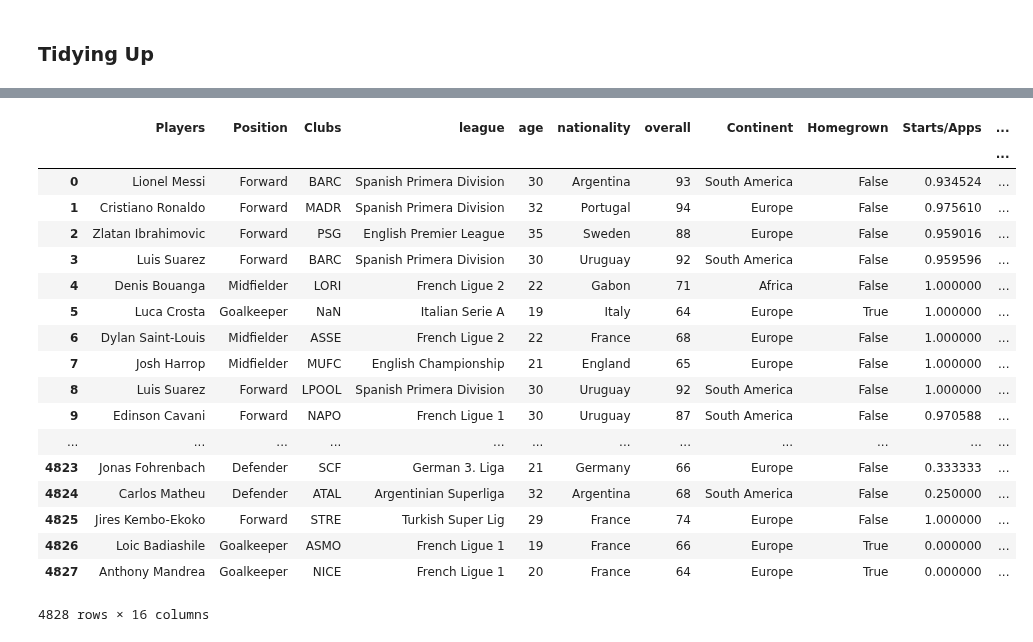
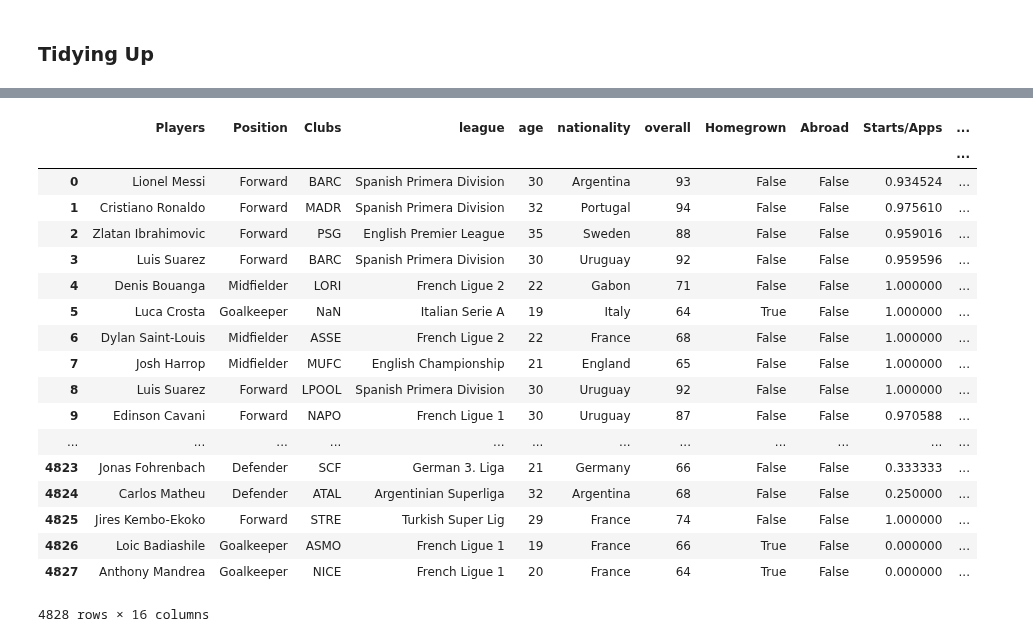
Before and after one commit to markkennedy3/Fifa-vs-Real-Life, a Jupyter notebook: notebooks/prep/410_prep_RQ2_Dataframes.ipynb, the cells around one changed output, grey strips where cells are left out. Cells and saved outputs as stored; diff of their text form; code cells hidden in the pictures.

```diff
--- a/notebooks/prep/410_prep_RQ2_Dataframes.ipynb
+++ b/notebooks/prep/410_prep_RQ2_Dataframes.ipynb
@@ -36,12 +29,7 @@ Australia_Oceania = ('Australia|Fiji|Kiribati|Marshall Islands|Micronesia|Nauru|
-# %%
-RQ2.loc[RQ2['nationality'].str.contains(Europe), 'Continent'] = 'Europe'
-RQ2.loc[RQ2['nationality'].str.contains(Africa), 'Continent'] = 'Africa'
-RQ2.loc[RQ2['nationality'].str.contains(North_America), 'Continent'] = 'North America'
-RQ2.loc[RQ2['nationality'].str.contains(South_America), 'Continent'] = 'South America'
-RQ2.loc[RQ2['nationality'].str.contains(Asia), 'Continent'] = 'Asia'
-RQ2.loc[RQ2['nationality'].str.contains(Australia_Oceania), 'Continent'] = 'Australia / Oceania'
 # %%
 RQ2['Homegrown'] = (RQ2['nationality'] =='England') & (RQ2['league'] == 'English Premier League') |(RQ2['nationality'] =='Germany') & (RQ2['league'] == 'German Bundesliga')|(RQ2['nationality'] =='Spain') & (RQ2['league'] == 'Spanish Primera Division')|(RQ2['nationality'] =='France') & (RQ2['league'] == 'French Ligue 1')|(RQ2['nationality'] =='Italy') & (RQ2['league'] == 'Italian Serie A')
+# %%
+RQ2['Abroad'] = (RQ2['nationality'] =='England') & (RQ2['league'].isin(['German Bundesliga','Spanish Primera Division','French Ligue 1','Italian Serie A'])) | (RQ2['nationality'] =='Germany') & (RQ2['league'].isin(['English Premier League','Spanish Primera Division','French Ligue 1','Italian Serie A']))|(RQ2['nationality'] =='Spain') & (RQ2['league'].isin(['English Premier League','German Bundesliga','French Ligue 1','Italian Serie A']))|(RQ2['nationality'] =='France') & (RQ2['league'].isin(['English Premier League','German Bundesliga','Spanish Primera Division','Italian Serie A']))|(RQ2['nationality'] =='Italy') & (RQ2['league'].isin(['English Premier League','German Bundesliga','Spanish Primera Division','French Ligue 1']))
 # %%
 RQ2['Overall Apps'] = RQ2['16/17']['Apps']+RQ2['15/16']['Apps']+RQ2['14/15']['Apps']+RQ2['13/14']['Apps']+RQ2['12/13']['Apps']
 # %%
@@ -94,27 +82,27 @@ list(RQ2)
  ('Subbed Off/Apps Ratio', ''),
  ('Cleen Sheets/Apps', '')]
 # %%
-RQ2 = RQ2[['Players','Position','Clubs','league','age','nationality','overall','Continent','Homegrown','Starts/Apps','Subbed Off/Apps','Overall Apps','Average Form','Goals/Apps','Assists/Apps','Clean Sheets/Apps']]
+RQ2 = RQ2[['Players','Position','Clubs','league','age','nationality','overall','Homegrown','Abroad','Starts/Apps','Subbed Off/Apps','Overall Apps','Average Form','Goals/Apps','Assists/Apps','Clean Sheets/Apps']]
 RQ2
 # %% [output]
-|  | Players | Position | Clubs | league | age | nationality | overall | Continent | Homegrown | Starts/Apps | ... |
+|  | Players | Position | Clubs | league | age | nationality | overall | Homegrown | Abroad | Starts/Apps | ... |
 |  |  |  |  |  |  |  |  |  |  |  | ... |
-| 0 | Lionel Messi | Forward | BARC | Spanish Primera Division | 30 | Argentina | 93 | South America | False | 0.934524 | ... |
-| 1 | Cristiano Ronaldo | Forward | MADR | Spanish Primera Division | 32 | Portugal | 94 | Europe | False | 0.975610 | ... |
-| 2 | Zlatan Ibrahimovic | Forward | PSG | English Premier League | 35 | Sweden | 88 | Europe | False | 0.959016 | ... |
-| 3 | Luis Suarez | Forward | BARC | Spanish Primera Division | 30 | Uruguay | 92 | South America | False | 0.959596 | ... |
-| 4 | Denis Bouanga | Midfielder | LORI | French Ligue 2 | 22 | Gabon | 71 | Africa | False | 1.000000 | ... |
-| 5 | Luca Crosta | Goalkeeper | NaN | Italian Serie A | 19 | Italy | 64 | Europe | True | 1.000000 | ... |
-| 6 | Dylan Saint-Louis | Midfielder | ASSE | French Ligue 2 | 22 | France | 68 | Europe | False | 1.000000 | ... |
-| 7 | Josh Harrop | Midfielder | MUFC | English Championship | 21 | England | 65 | Europe | False | 1.000000 | ... |
-| 8 | Luis Suarez | Forward | LPOOL | Spanish Primera Division | 30 | Uruguay | 92 | South America | False | 1.000000 | ... |
-| 9 | Edinson Cavani | Forward | NAPO | French Ligue 1 | 30 | Uruguay | 87 | South America | False | 0.970588 | ... |
+| 0 | Lionel Messi | Forward | BARC | Spanish Primera Division | 30 | Argentina | 93 | False | False | 0.934524 | ... |
+| 1 | Cristiano Ronaldo | Forward | MADR | Spanish Primera Division | 32 | Portugal | 94 | False | False | 0.975610 | ... |
+| 2 | Zlatan Ibrahimovic | Forward | PSG | English Premier League | 35 | Sweden | 88 | False | False | 0.959016 | ... |
+| 3 | Luis Suarez | Forward | BARC | Spanish Primera Division | 30 | Uruguay | 92 | False | False | 0.959596 | ... |
+| 4 | Denis Bouanga | Midfielder | LORI | French Ligue 2 | 22 | Gabon | 71 | False | False | 1.000000 | ... |
+| 5 | Luca Crosta | Goalkeeper | NaN | Italian Serie A | 19 | Italy | 64 | True | False | 1.000000 | ... |
+| 6 | Dylan Saint-Louis | Midfielder | ASSE | French Ligue 2 | 22 | France | 68 | False | False | 1.000000 | ... |
+| 7 | Josh Harrop | Midfielder | MUFC | English Championship | 21 | England | 65 | False | False | 1.000000 | ... |
+| 8 | Luis Suarez | Forward | LPOOL | Spanish Primera Division | 30 | Uruguay | 92 | False | False | 1.000000 | ... |
+| 9 | Edinson Cavani | Forward | NAPO | French Ligue 1 | 30 | Uruguay | 87 | False | False | 0.970588 | ... |
 | ... | ... | ... | ... | ... | ... | ... | ... | ... | ... | ... | ... |
-| 4823 | Jonas Fohrenbach | Defender | SCF | German 3. Liga | 21 | Germany | 66 | Europe | False | 0.333333 | ... |
-| 4824 | Carlos Matheu | Defender | ATAL | Argentinian Superliga | 32 | Argentina | 68 | South America | False | 0.250000 | ... |
-| 4825 | Jires Kembo-Ekoko | Forward | STRE | Turkish Super Lig | 29 | France | 74 | Europe | False | 1.000000 | ... |
-| 4826 | Loic Badiashile | Goalkeeper | ASMO | French Ligue 1 | 19 | France | 66 | Europe | True | 0.000000 | ... |
-| 4827 | Anthony Mandrea | Goalkeeper | NICE | French Ligue 1 | 20 | France | 64 | Europe | True | 0.000000 | ... |
+| 4823 | Jonas Fohrenbach | Defender | SCF | German 3. Liga | 21 | Germany | 66 | False | False | 0.333333 | ... |
+| 4824 | Carlos Matheu | Defender | ATAL | Argentinian Superliga | 32 | Argentina | 68 | False | False | 0.250000 | ... |
+| 4825 | Jires Kembo-Ekoko | Forward | STRE | Turkish Super Lig | 29 | France | 74 | False | False | 1.000000 | ... |
+| 4826 | Loic Badiashile | Goalkeeper | ASMO | French Ligue 1 | 19 | France | 66 | True | False | 0.000000 | ... |
+| 4827 | Anthony Mandrea | Goalkeeper | NICE | French Ligue 1 | 20 | France | 64 | True | False | 0.000000 | ... |
 4828 rows × 16 columns
 # %%
 RQ2.to_csv('../../data/analysis/RQ2.csv')
```
Also changed, not shown: parts of 1 cell of this notebook.
